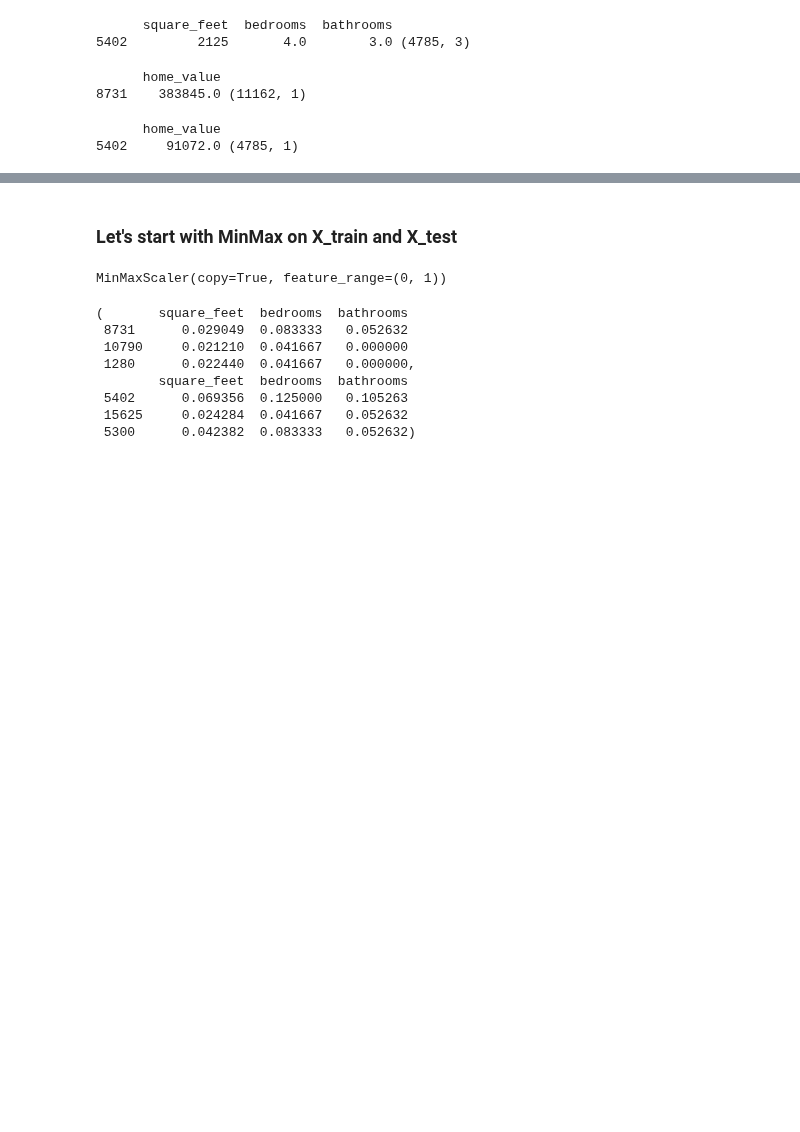
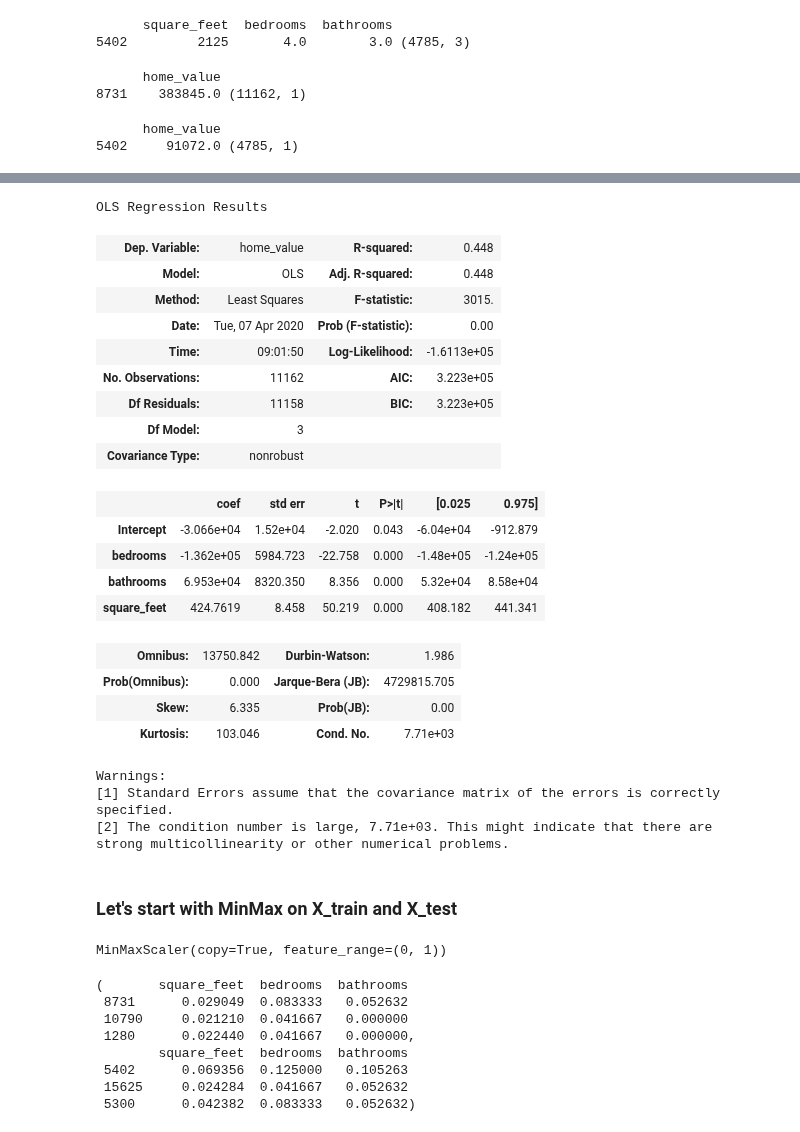
Before and after one commit to faithkane3/zillow_project, a Jupyter notebook: zillow_project_walkthrough.ipynb, the cells around one changed output, grey strips where cells are left out. Cells and saved outputs as stored; diff of their text form; code cells hidden in the pictures; blank space fills up the shorter version.

```diff
--- a/zillow_project_walkthrough.ipynb
+++ b/zillow_project_walkthrough.ipynb
@@ -275,3 +286,31 @@ print(y_test.head(1), y_test.shape)
+# %%
+ols_model = ols(formula='home_value ~ bedrooms + bathrooms + square_feet', data=train).fit()
+# %%
+ols_model.summary()
+# %% [output]
+OLS Regression Results
+| Dep. Variable: | home_value | R-squared: | 0.448 |
+| Model: | OLS | Adj. R-squared: | 0.448 |
+| Method: | Least Squares | F-statistic: | 3015. |
+| Date: | Tue, 07 Apr 2020 | Prob (F-statistic): | 0.00 |
+| Time: | 09:01:50 | Log-Likelihood: | -1.6113e+05 |
+| No. Observations: | 11162 | AIC: | 3.223e+05 |
+| Df Residuals: | 11158 | BIC: | 3.223e+05 |
+| Df Model: | 3 |  |  |
+| Covariance Type: | nonrobust |  |  |
+|  | coef | std err | t | P>|t| | [0.025 | 0.975] |
+| Intercept | -3.066e+04 | 1.52e+04 | -2.020 | 0.043 | -6.04e+04 | -912.879 |
+| bedrooms | -1.362e+05 | 5984.723 | -22.758 | 0.000 | -1.48e+05 | -1.24e+05 |
+| bathrooms | 6.953e+04 | 8320.350 | 8.356 | 0.000 | 5.32e+04 | 8.58e+04 |
+| square_feet | 424.7619 | 8.458 | 50.219 | 0.000 | 408.182 | 441.341 |
+| Omnibus: | 13750.842 | Durbin-Watson: | 1.986 |
+| Prob(Omnibus): | 0.000 | Jarque-Bera (JB): | 4729815.705 |
+| Skew: | 6.335 | Prob(JB): | 0.00 |
+| Kurtosis: | 103.046 | Cond. No. | 7.71e+03 |
+Warnings:
+[1] Standard Errors assume that the covariance matrix of the errors is correctly specified.
+[2] The condition number is large, 7.71e+03. This might indicate that there are
+strong multicollinearity or other numerical problems.
 # %% [markdown]
 ### Let's start with MinMax on X_train and X_test
 # %%
```
Also changed, not shown: parts of 38 cells of this notebook, 3 other files.
